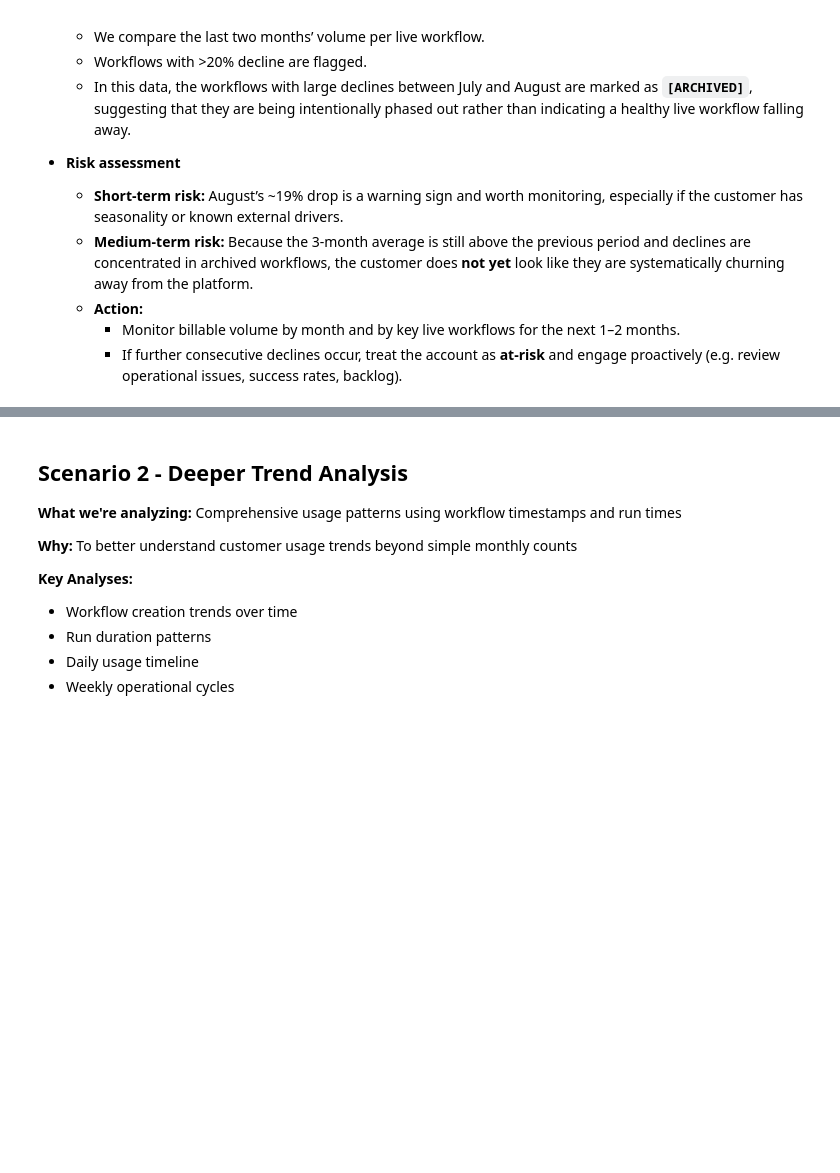
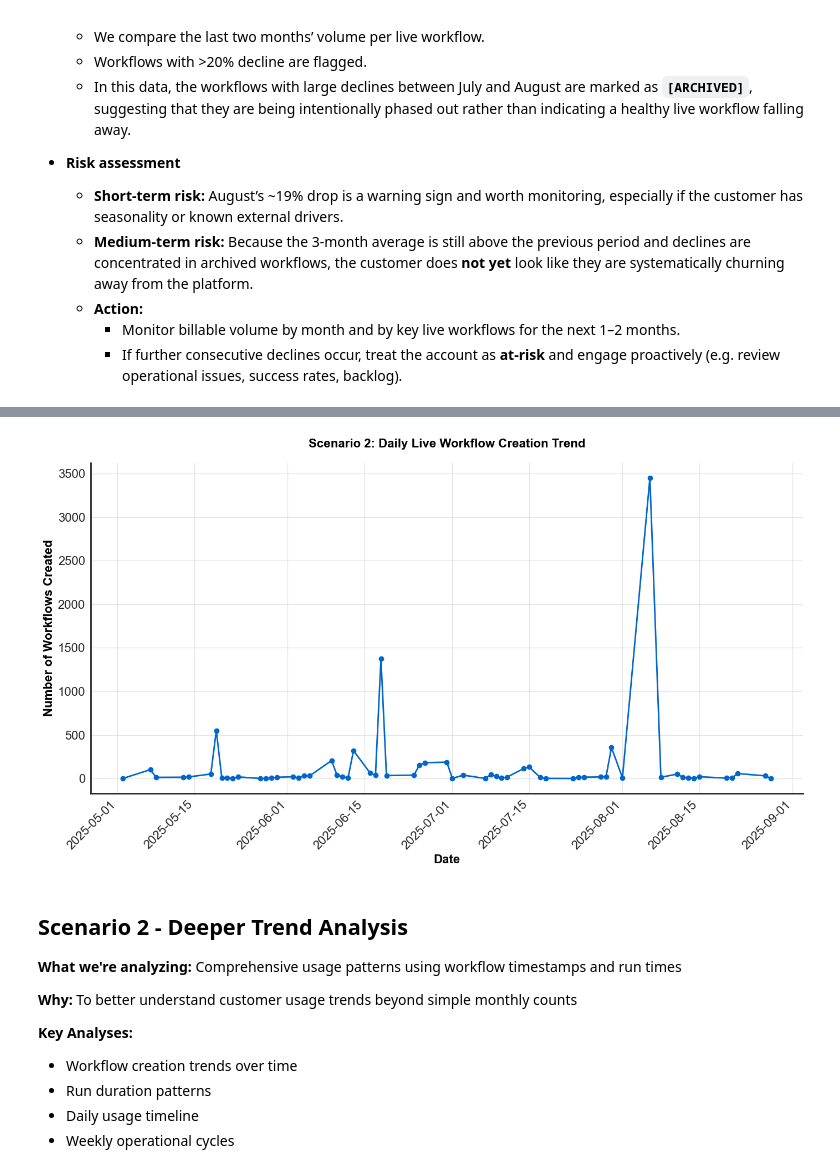
Before and after one commit to megpatakota/customer_data_analysis, a Jupyter notebook: notebooks/scenario2_customer_health.ipynb, the cells around one changed output, grey strips where cells are left out. Cells and saved outputs as stored; diff of their text form; code cells hidden in the pictures; blank space fills up the shorter version.

```diff
--- a/notebooks/scenario2_customer_health.ipynb
+++ b/notebooks/scenario2_customer_health.ipynb
@@ -217,3 +248,7 @@ visual2_mom_growth(usage_live)
+# %%
+visual5_workflow_creation_trends(df)
+# %% [output]
+[figure, added]
 # %% [markdown]
 ## Scenario 2 - Deeper Trend Analysis
 
```
Also changed, not shown: parts of 31 cells of this notebook, 6 other files.
